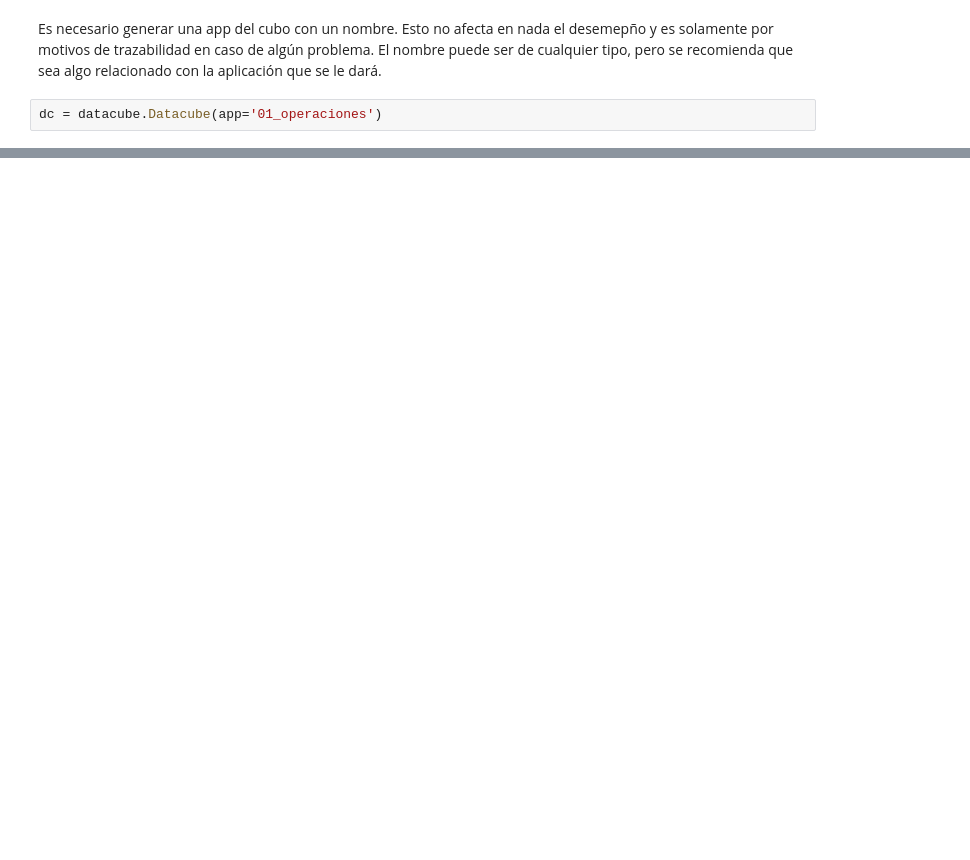
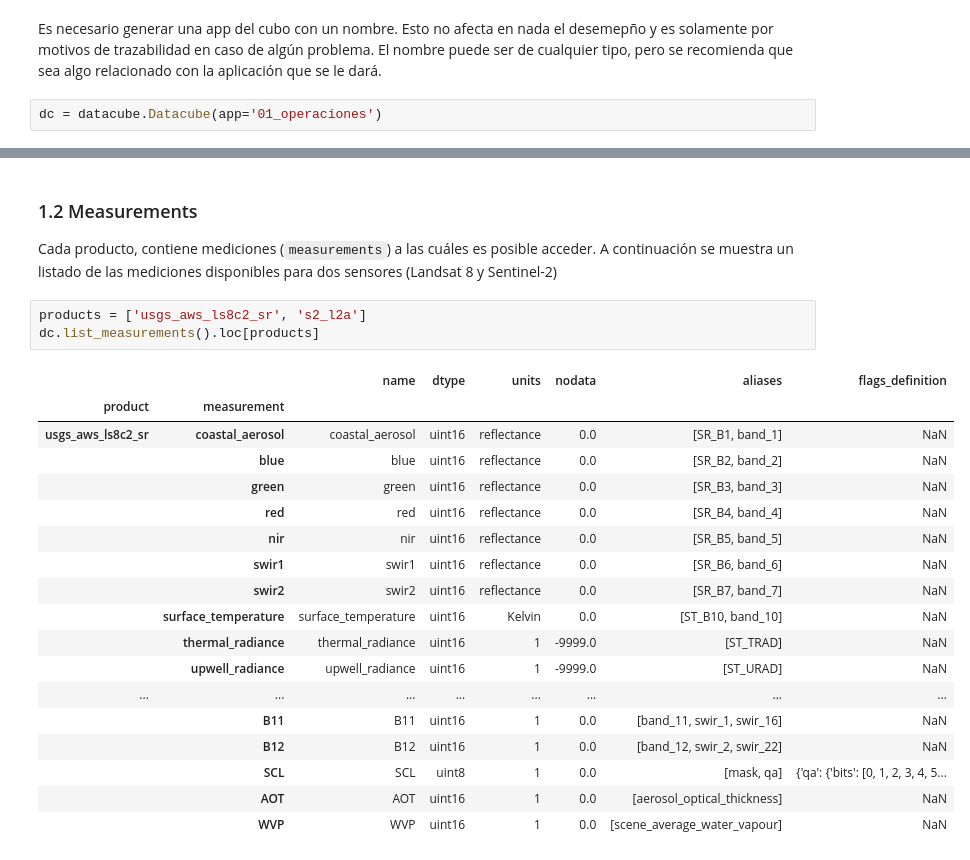
Before and after one commit to Data-Observatory/DataCubeTraining, a Jupyter notebook: basic/01_Carga_datos.ipynb, the cells around one changed output, grey strips where cells are left out. Saved outputs shown, nothing was run; the diff lists cells and outputs as text; blank space fills up the shorter version.

```diff
--- a/basic/01_Carga_datos.ipynb
+++ b/basic/01_Carga_datos.ipynb
@@ -37,0 +63,26 @@ Cada producto, contiene mediciones (`measurements`) las cuáles es posible acced
+# %% [markdown]
+### 1.2 Measurements
+
+Cada producto, contiene mediciones (`measurements`) a las cuáles es posible acceder. A continuación se muestra un listado de las mediciones disponibles para dos sensores (Landsat 8 y Sentinel-2)
+# %%
+products = ['usgs_aws_ls8c2_sr', 's2_l2a']
+dc.list_measurements().loc[products]
+# %% [output]
+|  |  | name | dtype | units | nodata | aliases | flags_definition |
+| product | measurement |  |  |  |  |  |  |
+| usgs_aws_ls8c2_sr | coastal_aerosol | coastal_aerosol | uint16 | reflectance | 0.0 | [SR_B1, band_1] | NaN |
+|  | blue | blue | uint16 | reflectance | 0.0 | [SR_B2, band_2] | NaN |
+|  | green | green | uint16 | reflectance | 0.0 | [SR_B3, band_3] | NaN |
+|  | red | red | uint16 | reflectance | 0.0 | [SR_B4, band_4] | NaN |
+|  | nir | nir | uint16 | reflectance | 0.0 | [SR_B5, band_5] | NaN |
+|  | swir1 | swir1 | uint16 | reflectance | 0.0 | [SR_B6, band_6] | NaN |
+|  | swir2 | swir2 | uint16 | reflectance | 0.0 | [SR_B7, band_7] | NaN |
+|  | surface_temperature | surface_temperature | uint16 | Kelvin | 0.0 | [ST_B10, band_10] | NaN |
+|  | thermal_radiance | thermal_radiance | uint16 | 1 | -9999.0 | [ST_TRAD] | NaN |
+|  | upwell_radiance | upwell_radiance | uint16 | 1 | -9999.0 | [ST_URAD] | NaN |
+| ... | ... | ... | ... | ... | ... | ... | ... |
+|  | B11 | B11 | uint16 | 1 | 0.0 | [band_11, swir_1, swir_16] | NaN |
+|  | B12 | B12 | uint16 | 1 | 0.0 | [band_12, swir_2, swir_22] | NaN |
+|  | SCL | SCL | uint8 | 1 | 0.0 | [mask, qa] | {'qa': {'bits': [0, 1, 2, 3, 4, 5... |
+|  | AOT | AOT | uint16 | 1 | 0.0 | [aerosol_optical_thickness] | NaN |
+|  | WVP | WVP | uint16 | 1 | 0.0 | [scene_average_water_vapour] | NaN |
```
Also changed, not shown: parts of 19 cells of this notebook, 1 other file.
